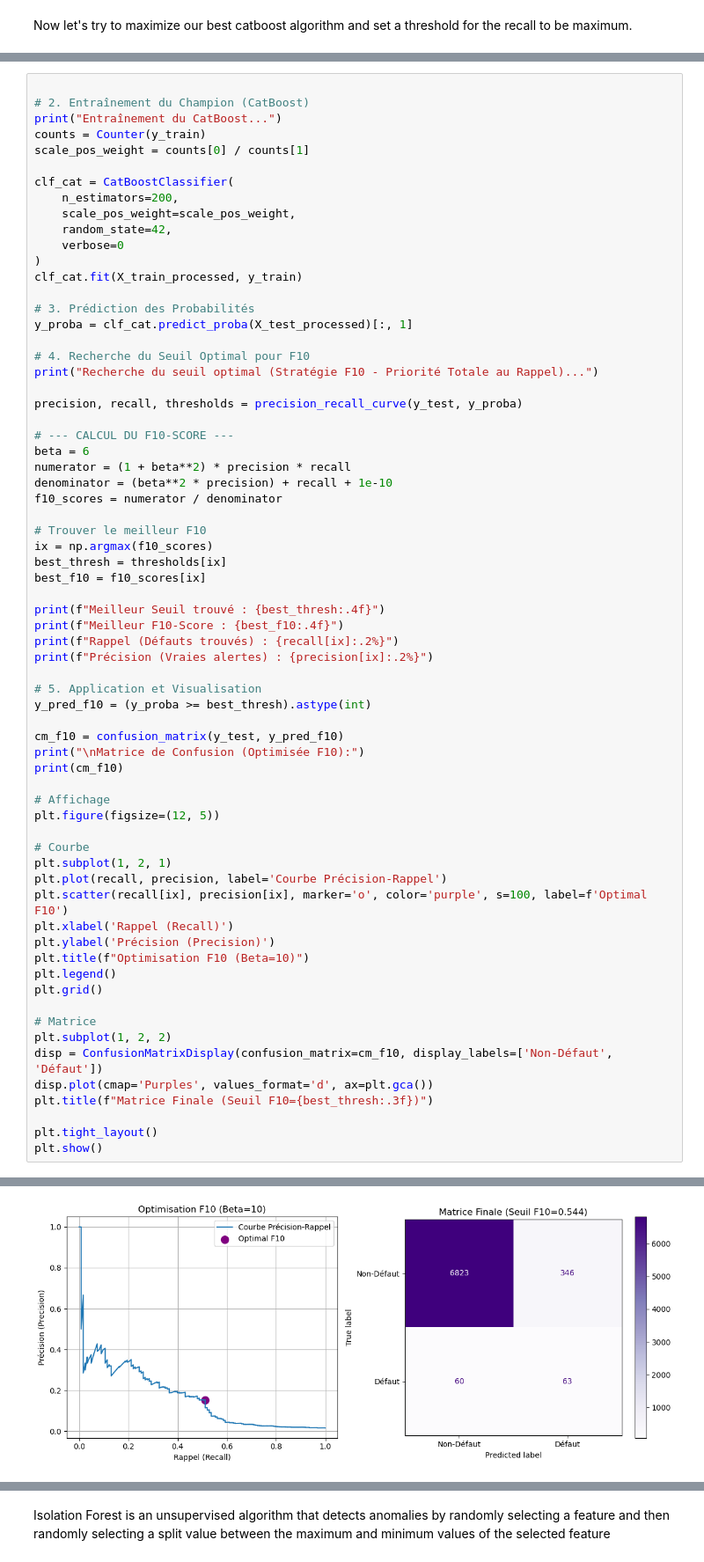
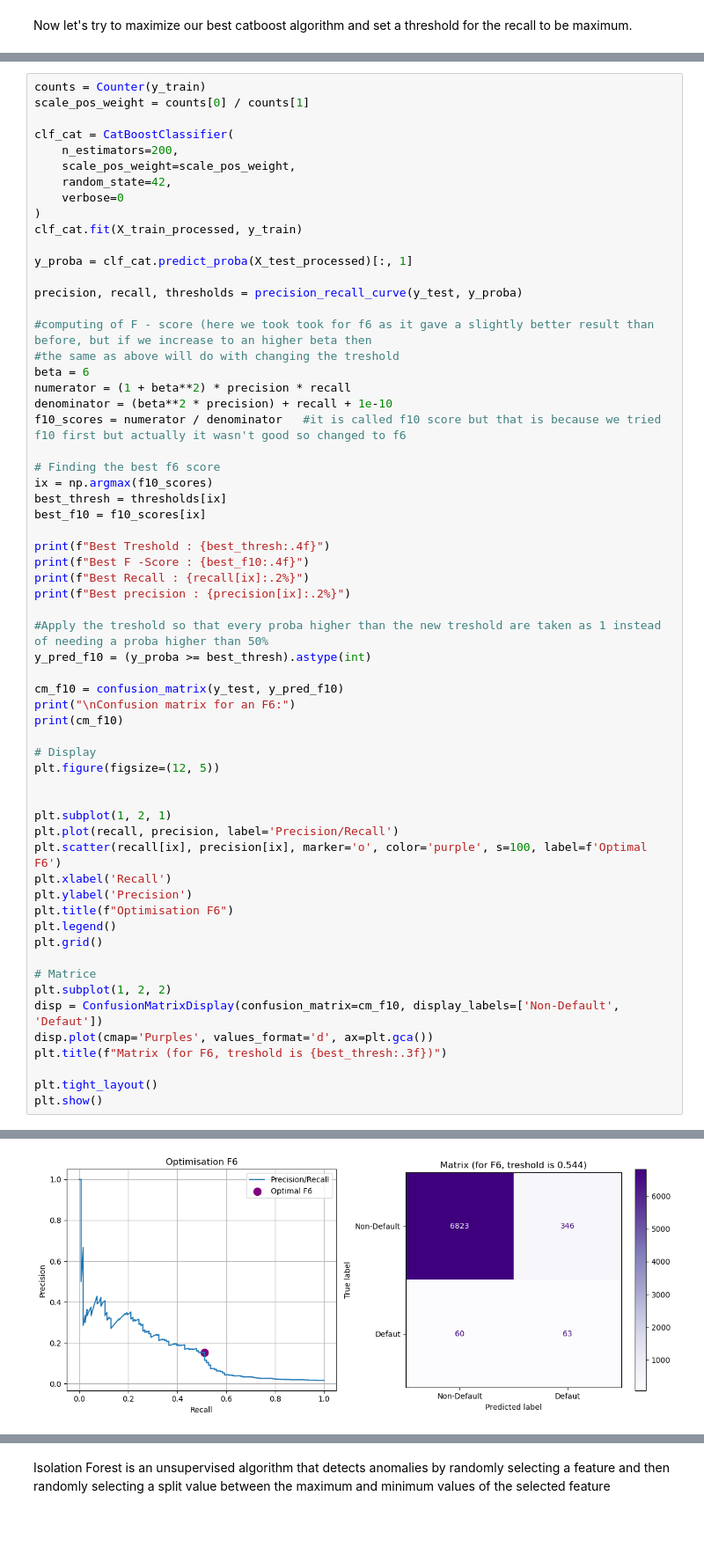
Before and after one commit to Adnbsn/ML_CardFraud, a Jupyter notebook: Project_ML_Adrien_BESSON_Emma_BEKKER.ipynb, the cells around one changed output, grey strips where cells are left out. Shown at 88% size. Cells and saved outputs as stored; diff of their text form; blank space fills up the shorter version.

```diff
--- a/Project_ML_Adrien_BESSON_Emma_BEKKER.ipynb
+++ b/Project_ML_Adrien_BESSON_Emma_BEKKER.ipynb
@@ -1890,7 +1844,4 @@ By drastically lowering the decision threshold to ~0.0106 to maximize recall, th
 # %%
-
-# 2. Entraînement du Champion (CatBoost)
-print("Entraînement du CatBoost...")
 counts = Counter(y_train)
 scale_pos_weight = counts[0] / counts[1]
 
@@ -1902,55 +1853,52 @@ clf_cat = CatBoostClassifier(
 )
 clf_cat.fit(X_train_processed, y_train)
 
-# 3. Prédiction des Probabilités
 y_proba = clf_cat.predict_proba(X_test_processed)[:, 1]
-
-# 4. Recherche du Seuil Optimal pour F10
-print("Recherche du seuil optimal (Stratégie F10 - Priorité Totale au Rappel)...")
 
 precision, recall, thresholds = precision_recall_curve(y_test, y_proba)
 
-# --- CALCUL DU F10-SCORE ---
+#computing of F - score (here we took took for f6 as it gave a slightly better result than before, but if we increase to an higher beta then
+#the same as above will do with changing the treshold
 beta = 6
 numerator = (1 + beta**2) * precision * recall
 denominator = (beta**2 * precision) + recall + 1e-10
-f10_scores = numerator / denominator
+f10_scores = numerator / denominator   #it is called f10 score but that is because we tried f10 first but actually it wasn't good so changed to f6
 
-# Trouver le meilleur F10
+# Finding the best f6 score
 ix = np.argmax(f10_scores)
 best_thresh = thresholds[ix]
 best_f10 = f10_scores[ix]
 
-print(f"Meilleur Seuil trouvé : {best_thresh:.4f}")
-print(f"Meilleur F10-Score : {best_f10:.4f}")
-print(f"Rappel (Défauts trouvés) : {recall[ix]:.2%}")
-print(f"Précision (Vraies alertes) : {precision[ix]:.2%}")
+print(f"Best Treshold : {best_thresh:.4f}")
+print(f"Best F -Score : {best_f10:.4f}")
+print(f"Best Recall : {recall[ix]:.2%}")
+print(f"Best precision : {precision[ix]:.2%}")
 
-# 5. Application et Visualisation
+#Apply the treshold so that every proba higher than the new treshold are taken as 1 instead of needing a proba higher than 50%
 y_pred_f10 = (y_proba >= best_thresh).astype(int)
 
 cm_f10 = confusion_matrix(y_test, y_pred_f10)
-print("\nMatrice de Confusion (Optimisée F10):")
+print("\nConfusion matrix for an F6:")
 print(cm_f10)
 
-# Affichage
+# Display
 plt.figure(figsize=(12, 5))
 
-# Courbe
+
 plt.subplot(1, 2, 1)
-plt.plot(recall, precision, label='Courbe Précision-Rappel')
-plt.scatter(recall[ix], precision[ix], marker='o', color='purple', s=100, label=f'Optimal F10')
-plt.xlabel('Rappel (Recall)')
-plt.ylabel('Précision (Precision)')
-plt.title(f"Optimisation F10 (Beta=10)")
+plt.plot(recall, precision, label='Precision/Recall')
+plt.scatter(recall[ix], precision[ix], marker='o', color='purple', s=100, label=f'Optimal F6')
+plt.xlabel('Recall')
+plt.ylabel('Precision')
+plt.title(f"Optimisation F6")
 plt.legend()
 plt.grid()
 
 # Matrice
 plt.subplot(1, 2, 2)
-disp = ConfusionMatrixDisplay(confusion_matrix=cm_f10, display_labels=['Non-Défaut', 'Défaut'])
+disp = ConfusionMatrixDisplay(confusion_matrix=cm_f10, display_labels=['Non-Default', 'Defaut'])
 disp.plot(cmap='Purples', values_format='d', ax=plt.gca())
-plt.title(f"Matrice Finale (Seuil F10={best_thresh:.3f})")
+plt.title(f"Matrix (for F6, treshold is {best_thresh:.3f})")
 
 plt.tight_layout()
 plt.show()
@@ -1966,4 +1912,4 @@ Matrice de Confusion (Optimisée F10):
 [[6823  346]
  [  60   63]]
-[figure, old version]
+[figure, new version]
 # %% [markdown]
```
Also changed, not shown: parts of 17 cells of this notebook.
